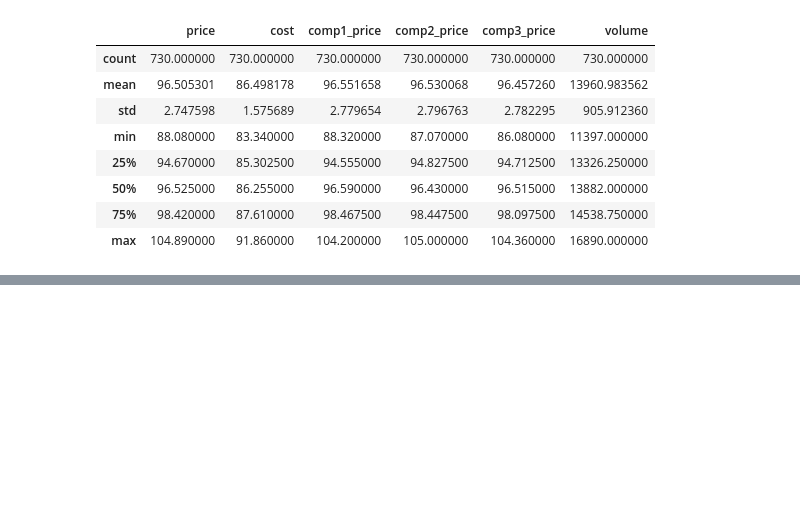
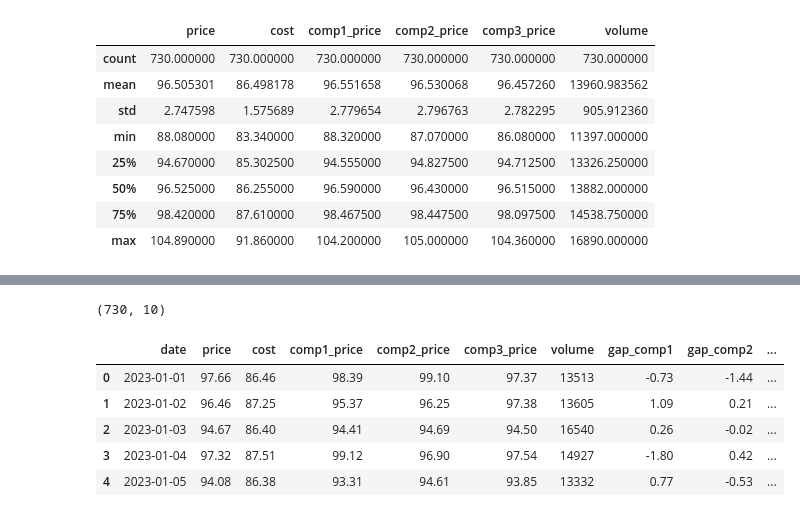
Before and after one commit to Akorikk/Oil_Retail, a Jupyter notebook: research/oil.ipynb, the cells around one changed output, grey strips where cells are left out. Cells and saved outputs as stored; diff of their text form; code cells hidden in the pictures; blank space fills up the shorter version.

```diff
--- a/research/oil.ipynb
+++ b/research/oil.ipynb
@@ -79,3 +79,5 @@ df.describe()
 | 50% | 96.525000 | 86.255000 | 96.590000 | 96.430000 | 96.515000 | 13882.000000 |
 | 75% | 98.420000 | 87.610000 | 98.467500 | 98.447500 | 98.097500 | 14538.750000 |
 | max | 104.890000 | 91.860000 | 104.200000 | 105.000000 | 104.360000 | 16890.000000 |
+# %%
+df["date"] = pd.to_datetime(df["date"])
@@ -81,0 +100,17 @@ df.describe()
+# %%
+df['gap_comp1'] = df['price'] - df['comp1_price']
+df['gap_comp2'] = df['price'] - df['comp2_price']
+df['gap_comp3'] = df['price'] - df['comp3_price']
+# %%
+df.shape
+# %% [output]
+(730, 10)
+# %%
+df.head()
+# %% [output]
+|  | date | price | cost | comp1_price | comp2_price | comp3_price | volume | gap_comp1 | gap_comp2 | ... |
+| 0 | 2023-01-01 | 97.66 | 86.46 | 98.39 | 99.10 | 97.37 | 13513 | -0.73 | -1.44 | ... |
+| 1 | 2023-01-02 | 96.46 | 87.25 | 95.37 | 96.25 | 97.38 | 13605 | 1.09 | 0.21 | ... |
+| 2 | 2023-01-03 | 94.67 | 86.40 | 94.41 | 94.69 | 94.50 | 16540 | 0.26 | -0.02 | ... |
+| 3 | 2023-01-04 | 97.32 | 87.51 | 99.12 | 96.90 | 97.54 | 14927 | -1.80 | 0.42 | ... |
+| 4 | 2023-01-05 | 94.08 | 86.38 | 93.31 | 94.61 | 93.85 | 13332 | 0.77 | -0.53 | ... |
```
Also changed, not shown: parts of 27 cells of this notebook.
